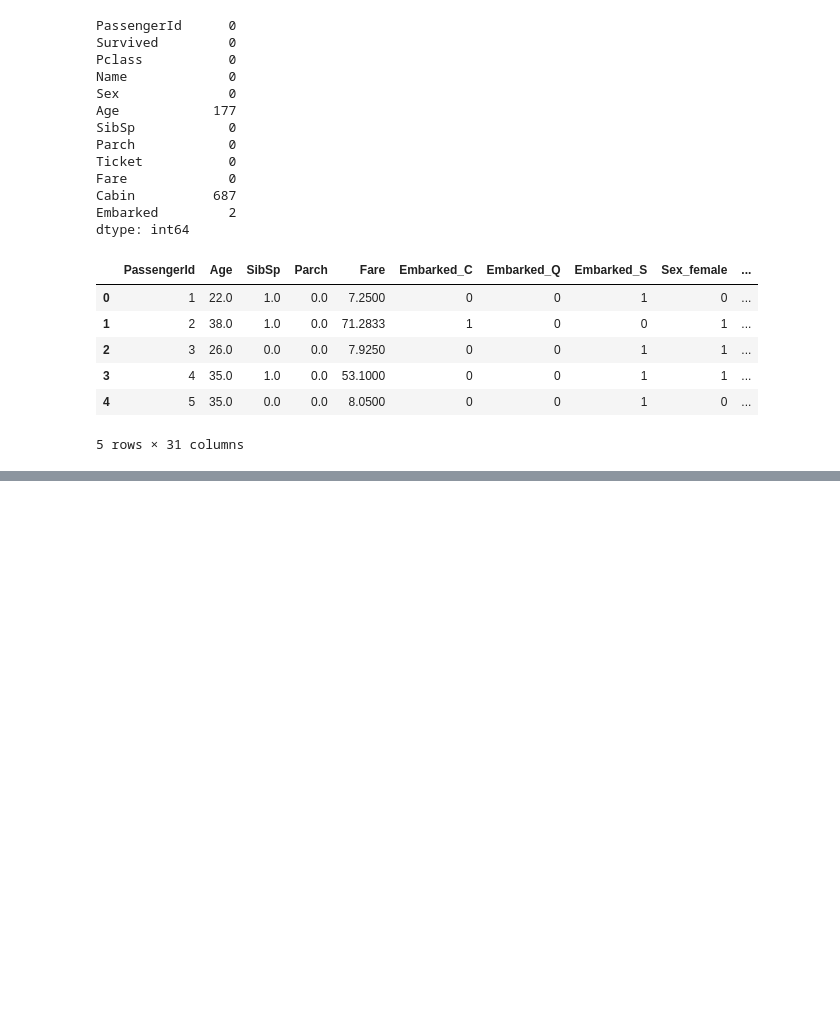
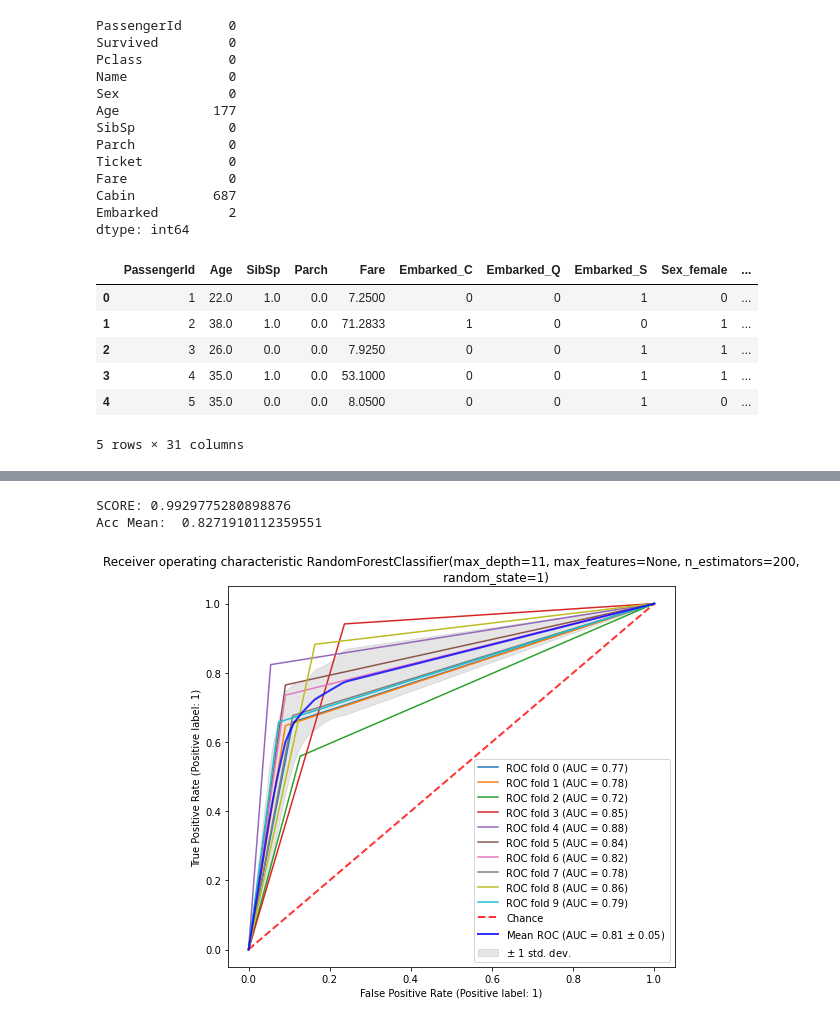
Before and after one commit to DanielCaoSilva/Surviving-The-Titanic, a Jupyter notebook: TitanicClassifierDesktop.ipynb, the cells around one changed output, grey strips where cells are left out. Drawn from its saved outputs; the diff is of its cells as text; code cells hidden in the pictures; blank space fills up the shorter version.

```diff
--- a/TitanicClassifierDesktop.ipynb
+++ b/TitanicClassifierDesktop.ipynb
@@ -316,10 +332,14 @@ final_SVM_pred = computeMetrics(clf,ind,dep,indTest)
 # %%
 # Random Forest
-clf_RF = RandomForestClassifier(max_depth=10,random_state=1)
+clf_RF = RandomForestClassifier(max_depth=11,random_state=1,max_features=None,n_estimators=200)
 randFor = clf_RF.fit(X_train,np.asarray(y_train).ravel())
 print("SCORE:",randFor.score(X_train,np.asarray(y_train).ravel()))
 # pred = randFor.predict(X_test)
 final_RF_Pred = computeMetrics(clf_RF,ind,dep,indTest)
+# %% [output]
+SCORE: 0.9929775280898876
+Acc Mean:  0.8271910112359551
+[figure, added]
 # %%
 #RocCurveDisplay.from_estimator(clf_RF,X_train,np.assarray(y_train).ravel())
 # %%
```
Also changed, not shown: parts of 10 cells of this notebook.
